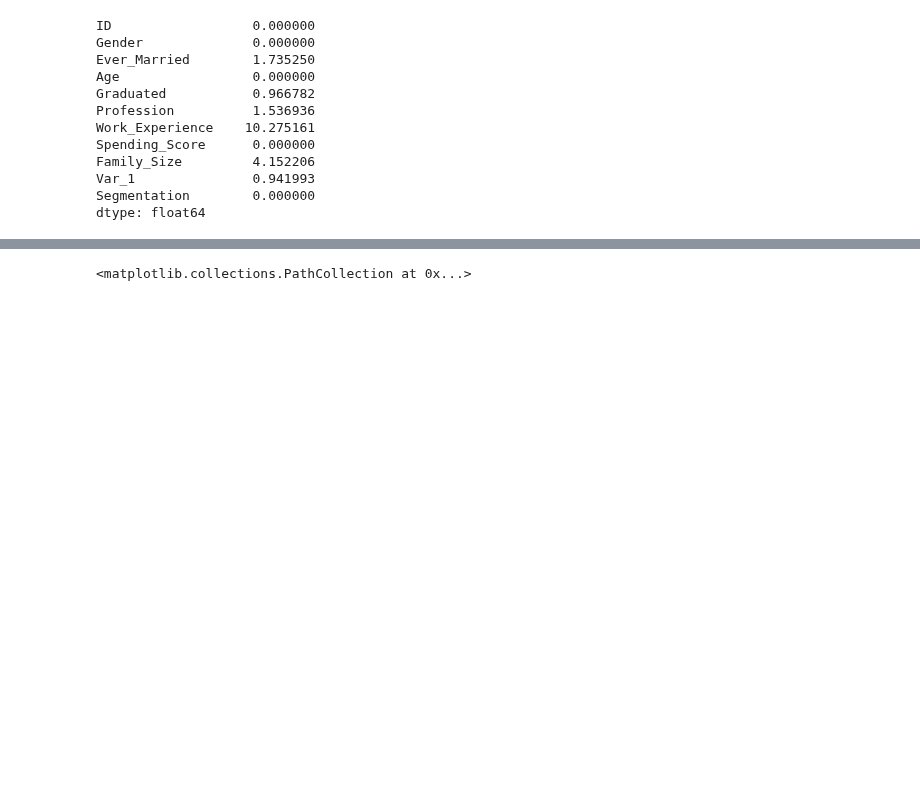
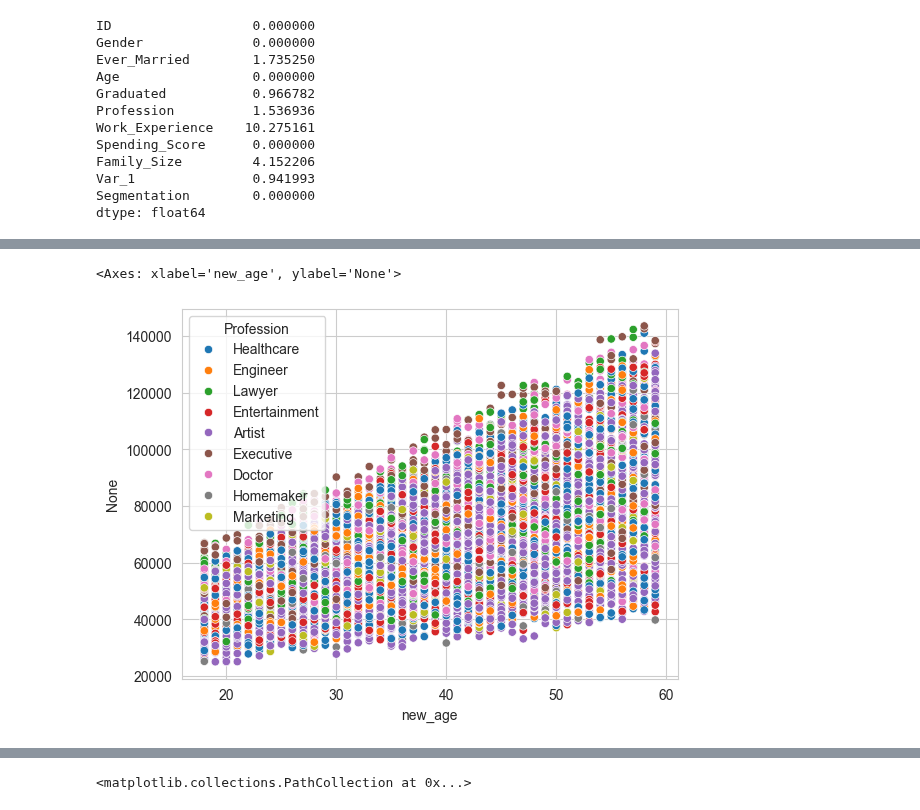
Before and after one commit to Martain24/TFM, a Jupyter notebook: primer_dataset/notebook_1.ipynb, the cells around one changed output, grey strips where cells are left out. Cells and saved outputs as stored; diff of their text form; code cells hidden in the pictures; blank space fills up the shorter version.

```diff
--- a/primer_dataset/notebook_1.ipynb
+++ b/primer_dataset/notebook_1.ipynb
@@ -80,0 +87,20 @@ sns.scatterplot(x=X["Age"], y=y_, hue=df_train["Profession"])
+# %%
+def new_new_anos_experiencia(row):
+    age = row["new_age"]
+    grad = row["Graduated"]
+    posibles_categorias = ["0-5", "5-10", "10-20", "+20"]
+    if not grad:
+        if 10<=age<=30:
+            return np.random.choice(posibles_categorias, p=[0.6, 0.3, 0.1, 0])
+        elif 30<age<=45:
+            return np.random.choice(posibles_categorias, p=[0.05, 0.3, 0.5, 0.15])
+        elif 45<age:
+            return np.random.choice(posibles_categorias, p=[0.05, 0.2, 0.25, 0.5])
+    elif grad:
+        if 10<=age<=30:
+            return np.random.choice(posibles_categorias, p=[0.7, 0.25, 0.05, 0])
+        elif 30<age<=45:
+            return np.random.choice(posibles_categorias, p=[0.1, 0.4, 0.4, 0.05])
+        elif 45<age:
+            return np.random.choice(posibles_categorias, p=[0.05, 0.2, 0.25, 0.5])
+df_train["new_new_work_experience"] = df_train[["new_age", "Graduated"]].apply(new_new_anos_experiencia, axis=1)
@@ -80,0 +123,6 @@ sns.scatterplot(x=X["Age"], y=y_, hue=df_train["Profession"])
+# %%
+the_best_salario = df_train[["new_salario", "new_profession", "Graduated"]].apply(lambda row: row["new_salario"] + 1000*row["new_profession"] + 5000*row["Graduated"], axis=1)
+sns.scatterplot(x=df_train["new_age"], y=the_best_salario, hue=df_train["Profession"])
+# %% [output]
+<Axes: xlabel='new_age', ylabel='None'>
+[figure, added]
```
Also changed, not shown: parts of 7 cells of this notebook, 1 other file.
